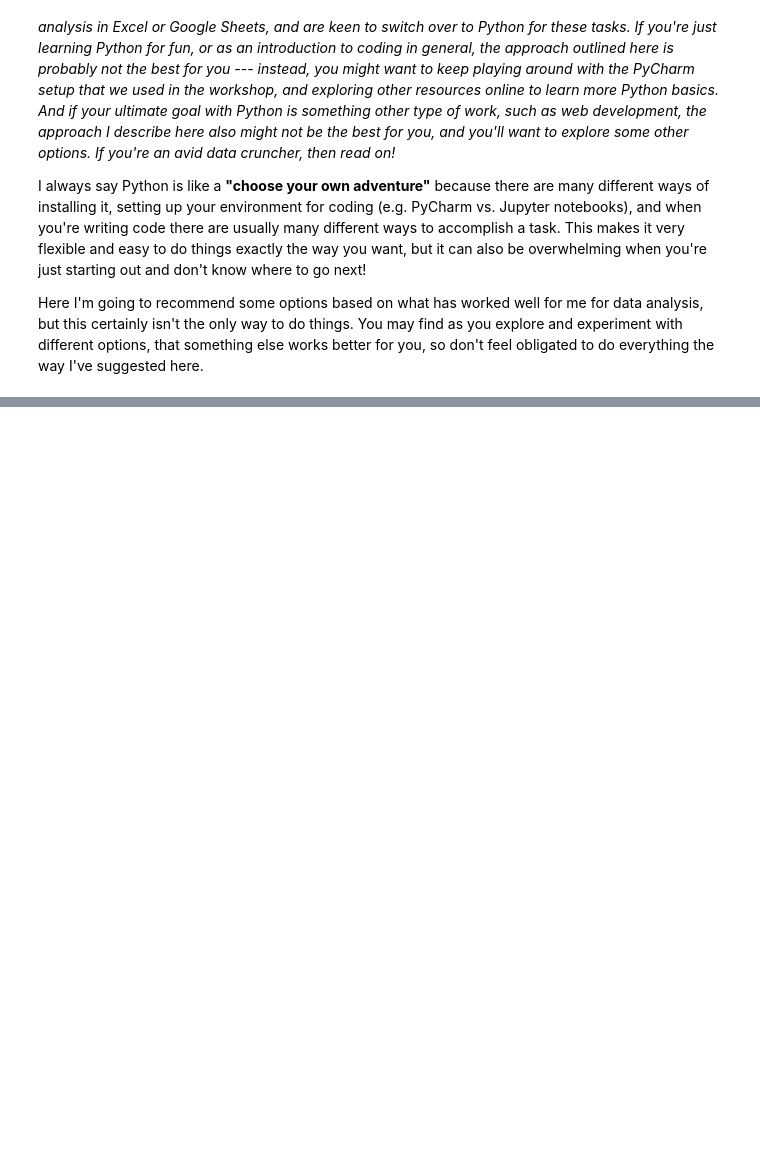
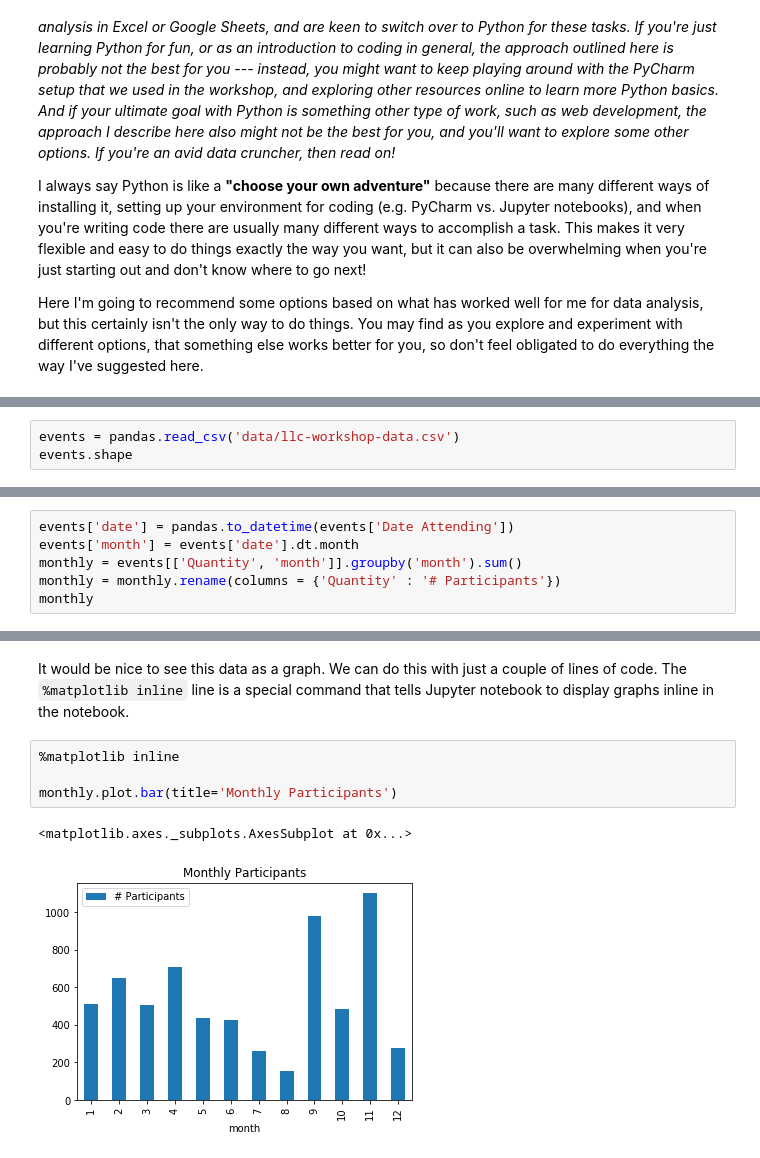
Before and after one commit to jenfly/llc-python-resources, a Jupyter notebook: next-steps.ipynb, the cells around one changed output, grey strips where cells are left out. Drawn from its saved outputs; the diff is of its cells as text; blank space fills up the shorter version.

```diff
--- a/next-steps.ipynb
+++ b/next-steps.ipynb
@@ -70,0 +170,3 @@ https://github.com/wesm/pydata-book
+# %%
+events = pandas.read_csv('data/llc-workshop-data.csv')
+events.shape
@@ -70,0 +275,6 @@ https://github.com/wesm/pydata-book
+# %%
+events['date'] = pandas.to_datetime(events['Date Attending'])
+events['month'] = events['date'].dt.month
+monthly = events[['Quantity', 'month']].groupby('month').sum()
+monthly = monthly.rename(columns = {'Quantity' : '# Participants'})
+monthly
@@ -70,0 +296,9 @@ https://github.com/wesm/pydata-book
+# %% [markdown]
+It would be nice to see this data as a graph. We can do this with just a couple of lines of code. The `%matplotlib inline` line is a special command that tells Jupyter notebook to display graphs inline in the notebook.
+# %%
+%matplotlib inline
+
+monthly.plot.bar(title='Monthly Participants')
+# %% [output]
+<matplotlib.axes._subplots.AxesSubplot at 0x...>
+[figure, added]
```
Also changed, not shown: parts of 44 cells of this notebook, 15 other files.
